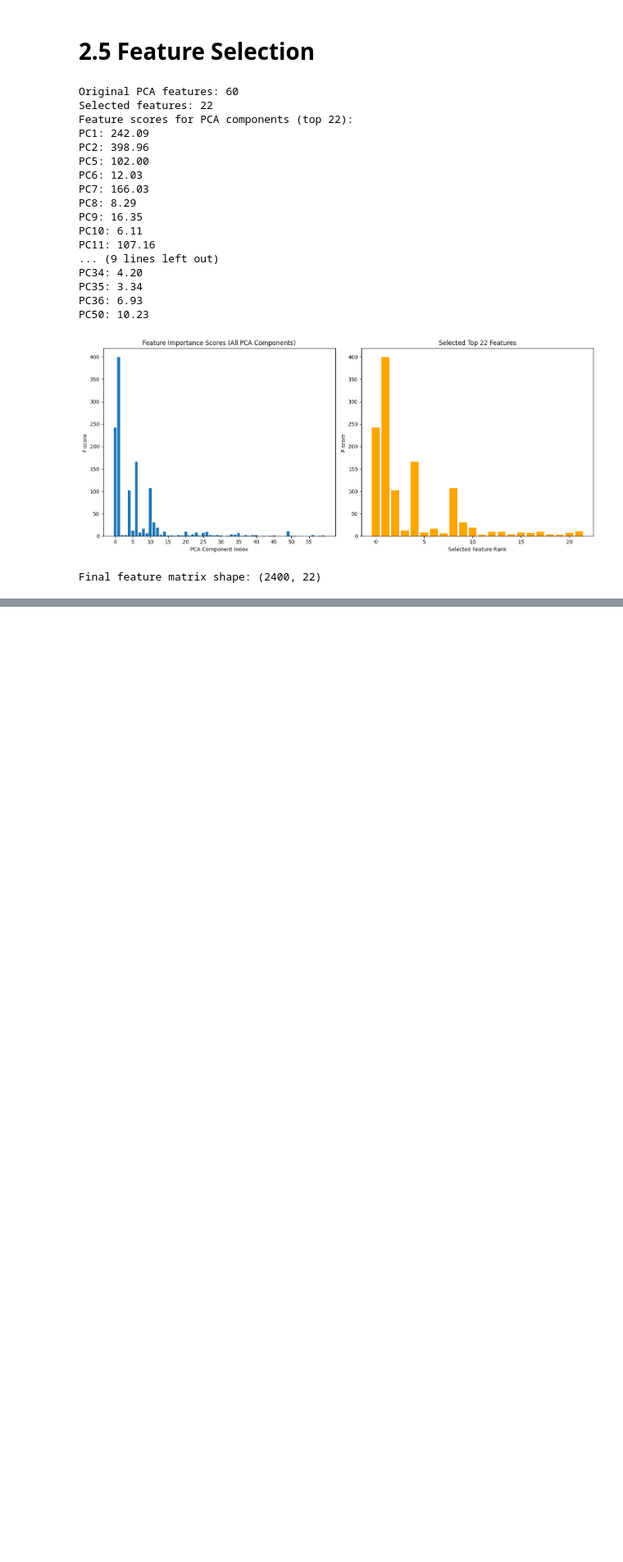
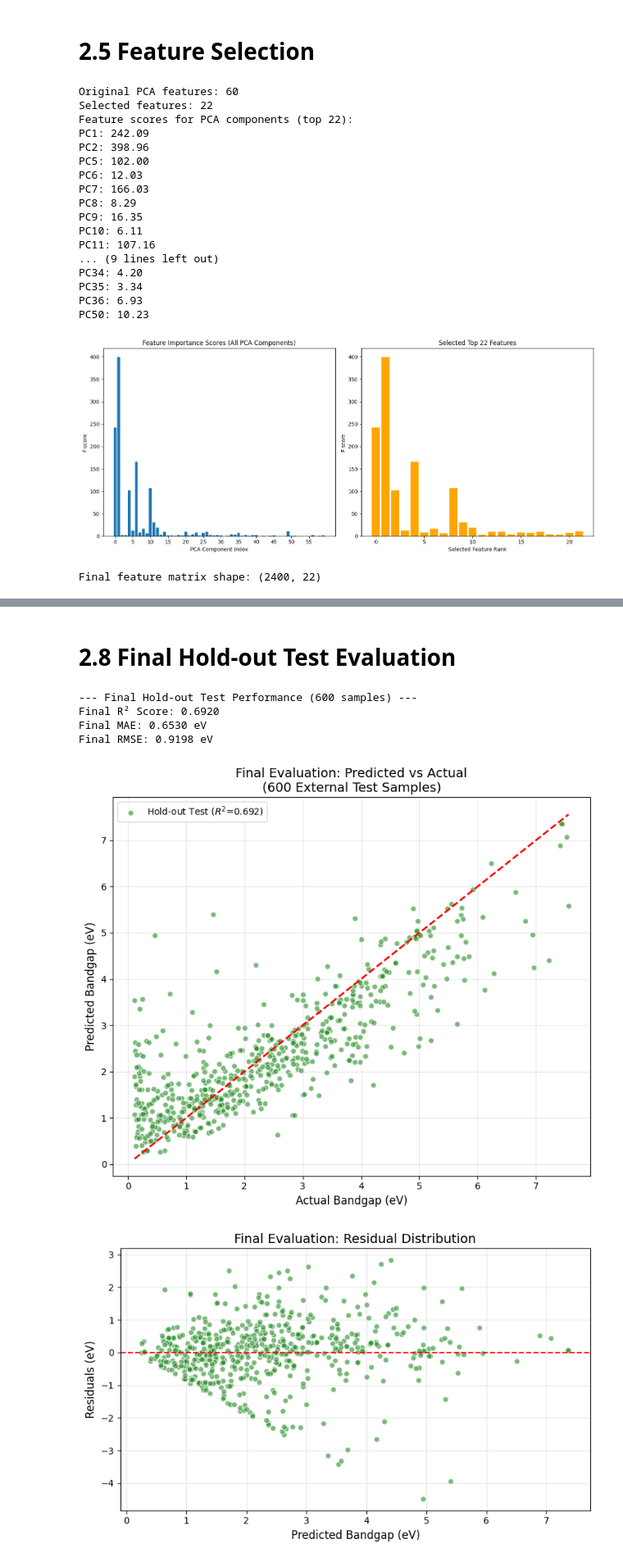
Before and after one commit to xqwu1108-create/MSE1003H_XueqiuWu_1011808741, a Jupyter notebook: A1.ipynb, the cells around one changed output, grey strips where cells are left out. Shown at 82% size. Drawn from its saved outputs; the diff is of its cells as text; code cells hidden in the pictures; blank space fills up the shorter version.

```diff
--- a/A1.ipynb
+++ b/A1.ipynb
@@ -411,6 +413,7 @@ test_numeric_features = test_numeric_features.fillna(test_numeric_features.media
 # --- 6. Separate Target and Features ---
 # Extract the ground truth target variable ('bandgap_ev') for final evaluation.
 y_test_true = test_numeric_features['bandgap_eV'].copy()
+X_test_raw = test_numeric_features.drop(['bandgap_eV'], axis=1)
 
 # Drop the target column from the feature matrix to prevent data leakage.
 X_test_features = test_numeric_features.drop(['bandgap_eV'], axis=1)
@@ -713,0 +922,60 @@ Final feature matrix shape: (2400, 22)
+# %% [markdown]
+# **2.8 Final Hold-out Test Evaluation**
+# %%
+from sklearn.metrics import r2_score, mean_absolute_error, mean_squared_error
+
+# --- 1. 数据转化流水线 (确保维度对齐为 22) | Data Transformation Pipeline ---
+# 必须使用在训练集上 fit 过的对象进行 transform
+# Must use objects fitted on training data to transform test data
+X_test_scaled = scaler.transform(X_test_raw)
+X_test_pca = pca.transform(X_test_scaled)
+X_test_selected = selector.transform(X_test_pca)
+
+# --- 2. 执行最终预测 | Final Prediction ---
+y_test_pred = best_rf.predict(X_test_selected)
+
+# --- 3. 计算最终评价指标 | Calculate Final Metrics ---
+test_r2 = r2_score(y_test_true, y_test_pred)
+test_mae = mean_absolute_error(y_test_true, y_test_pred)
+test_rmse = np.sqrt(mean_squared_error(y_test_true, y_test_pred))
+
+print(f"--- Final Hold-out Test Performance (600 samples) ---")
+print(f"Final R² Score: {test_r2:.4f}")
+print(f"Final MAE: {test_mae:.4f} eV")
+print(f"Final RMSE: {test_rmse:.4f} eV")
+
+# --- 4. 可视化：预测值 vs 真实值 (图 2 补充) | Visualization: Predicted vs Actual ---
+plt.figure(figsize=(8, 7))
+plt.scatter(y_test_true, y_test_pred, alpha=0.6, color='forestgreen', edgecolors='w', label=f'Hold-out Test ($R^2$={test_r2:.3f})')
+
+# 绘制 45 度参考线 | Plot 45-degree reference line
+min_val = min(y_test_true.min(), y_test_pred.min())
+max_val = max(y_test_true.max(), y_test_pred.max())
+plt.plot([min_val, max_val], [min_val, max_val], 'r--', lw=2)
+
+plt.title(f'Final Evaluation: Predicted vs Actual\n(600 External Test Samples)', fontsize=14)
+plt.xlabel('Actual Bandgap (eV)', fontsize=12)
+plt.ylabel('Predicted Bandgap (eV)', fontsize=12)
+plt.legend(loc='upper left')
+plt.grid(True, alpha=0.3)
+plt.tight_layout()
+plt.show()
+
+# --- 5. 可视化：最终残差图 (图 3 补充) | Visualization: Final Residuals ---
+plt.figure(figsize=(8, 5))
+residuals = y_test_true - y_test_pred
+plt.scatter(y_test_pred, residuals, alpha=0.6, color='forestgreen', edgecolors='w')
+plt.axhline(y=0, color='r', linestyle='--')
+plt.title('Final Evaluation: Residual Distribution', fontsize=14)
+plt.xlabel('Predicted Bandgap (eV)', fontsize=12)
+plt.ylabel('Residuals (eV)', fontsize=12)
+plt.grid(True, alpha=0.3)
+plt.tight_layout()
+plt.show()
+# %% [output]
+--- Final Hold-out Test Performance (600 samples) ---
+Final R² Score: 0.6920
+Final MAE: 0.6530 eV
+Final RMSE: 0.9198 eV
+[figure, added]
+[figure, added]
```
Also changed, not shown: parts of 7 cells of this notebook.
